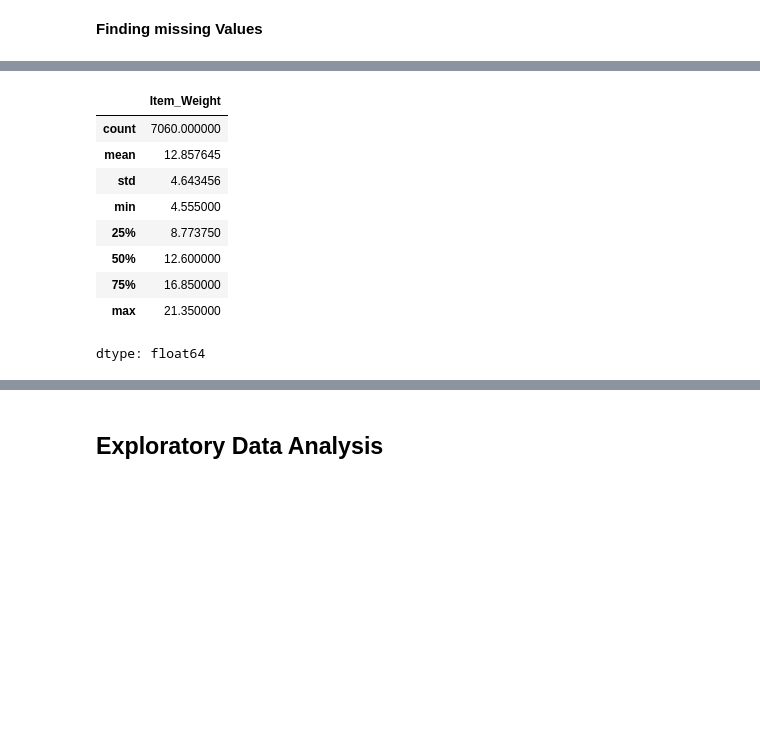
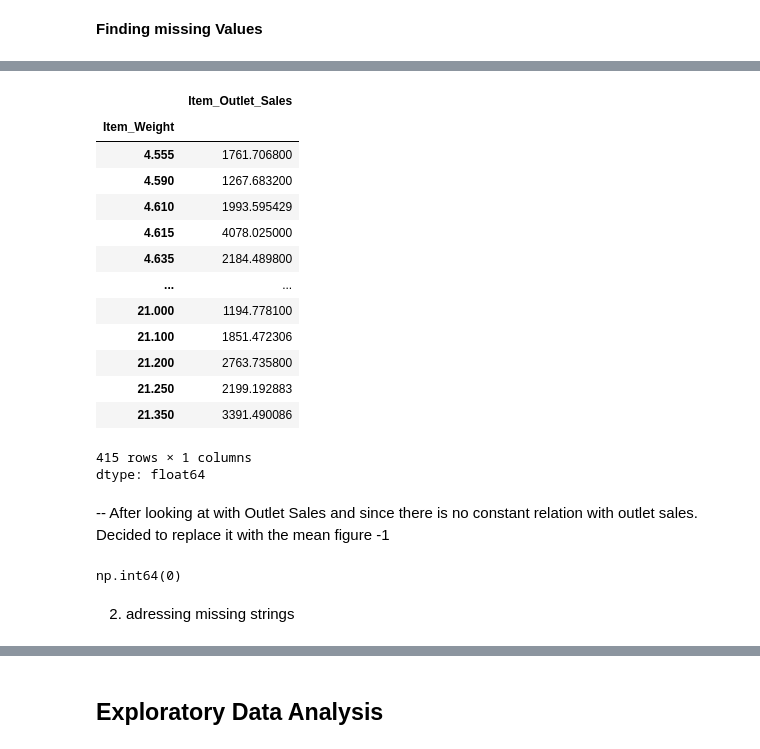
Before and after one commit to Khalil-Salama/Prediction-of-Product-Sales, a Jupyter notebook: Prediction_of_Product_Sales.ipynb, the cells around one changed output, grey strips where cells are left out. Cells and saved outputs as stored; diff of their text form; code cells hidden in the pictures; blank space fills up the shorter version.

```diff
--- a/Prediction_of_Product_Sales.ipynb
+++ b/Prediction_of_Product_Sales.ipynb
@@ -195,13 +199,31 @@ sales_pred[null_item_weight]
-# %%
-sales_pred['Item_Weight'].describe()
-# %% [output]
-|  | Item_Weight |
-| count | 7060.000000 |
-| mean | 12.857645 |
-| std | 4.643456 |
-| min | 4.555000 |
-| 25% | 8.773750 |
-| 50% | 12.600000 |
-| 75% | 16.850000 |
-| max | 21.350000 |
-dtype: float64
+# %%
+# group by Item weight to check outlet sales change
+sales_pred.groupby(['Item_Weight'])['Item_Outlet_Sales'].mean()
+# %% [output]
+|  | Item_Outlet_Sales |
+| Item_Weight |  |
+| 4.555 | 1761.706800 |
+| 4.590 | 1267.683200 |
+| 4.610 | 1993.595429 |
+| 4.615 | 4078.025000 |
+| 4.635 | 2184.489800 |
+| ... | ... |
+| 21.000 | 1194.778100 |
+| 21.100 | 1851.472306 |
+| 21.200 | 2763.735800 |
+| 21.250 | 2199.192883 |
+| 21.350 | 3391.490086 |
+415 rows × 1 columns
+dtype: float64
+# %% [markdown]
+-- After looking at with Outlet Sales
+and since there is no constant relation with outlet sales. Decided to replace it with the mean figure -1
+# %%
+# replacing the null in item weight with -1
+sales_pred['Item_Weight']=sales_pred['Item_Weight'].fillna(-1)
+# confirming no nulls any more
+sales_pred['Item_Weight'].isna().sum()
+# %% [output]
+np.int64(0)
+# %% [markdown]
+2) adressing missing strings
```
Also changed, not shown: parts of 23 cells of this notebook.
